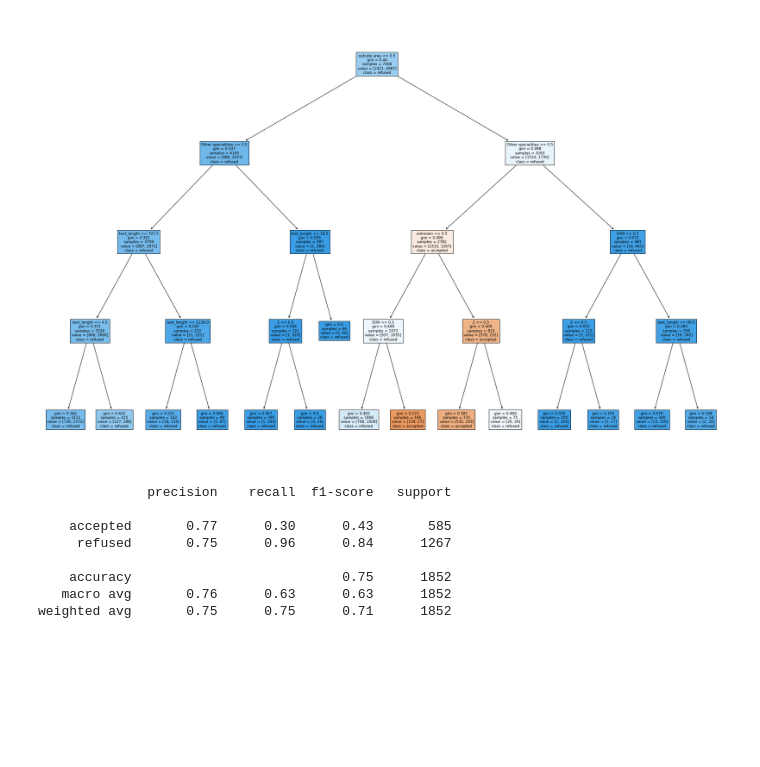
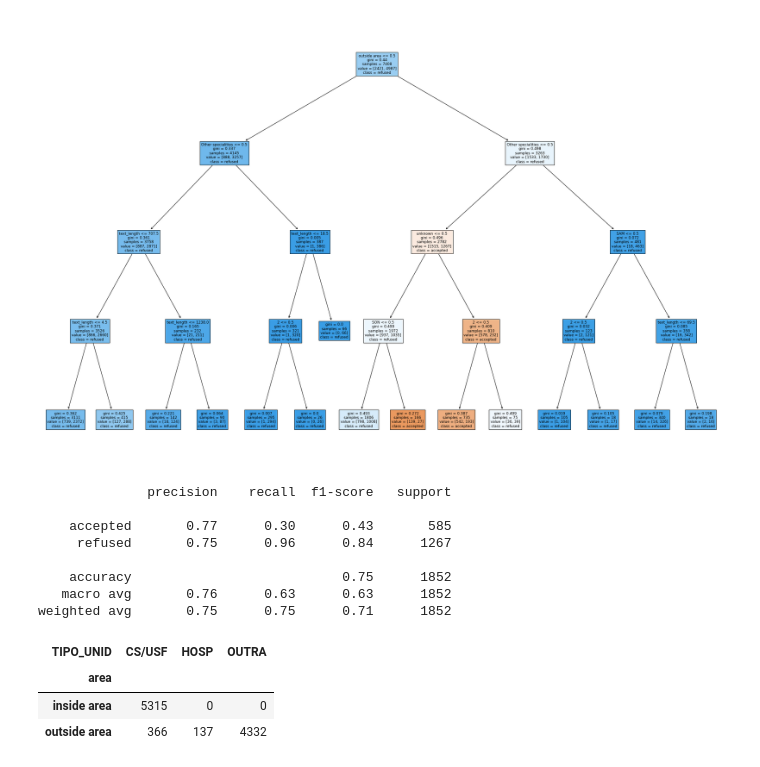
Before and after one commit to Data-Science-Knowledge-Center-Nova-SBE/PBL-HGO, a Jupyter notebook: modelling 3 - gabrabib.ipynb, the cells around one changed output. Drawn from its saved outputs; the diff is of its cells as text; code cells hidden in the pictures; blank space fills up the shorter version.

```diff
--- a/modelling 3 - gabrabib.ipynb
+++ b/modelling 3 - gabrabib.ipynb
@@ -287,3 +309,10 @@ Recall: 0.6269476993233899
     accuracy                           0.75      1852
    macro avg       0.76      0.63      0.63      1852
 weighted avg       0.75      0.75      0.71      1852
+# %%
+pd.crosstab(alertP1.area, alertP1.TIPO_UNID)
+# %% [output]
+| TIPO_UNID | CS/USF | HOSP | OUTRA |
+| area |  |  |  |
+| inside area | 5315 | 0 | 0 |
+| outside area | 366 | 137 | 4332 |
```
Also changed, not shown: parts of 5 cells of this notebook.
